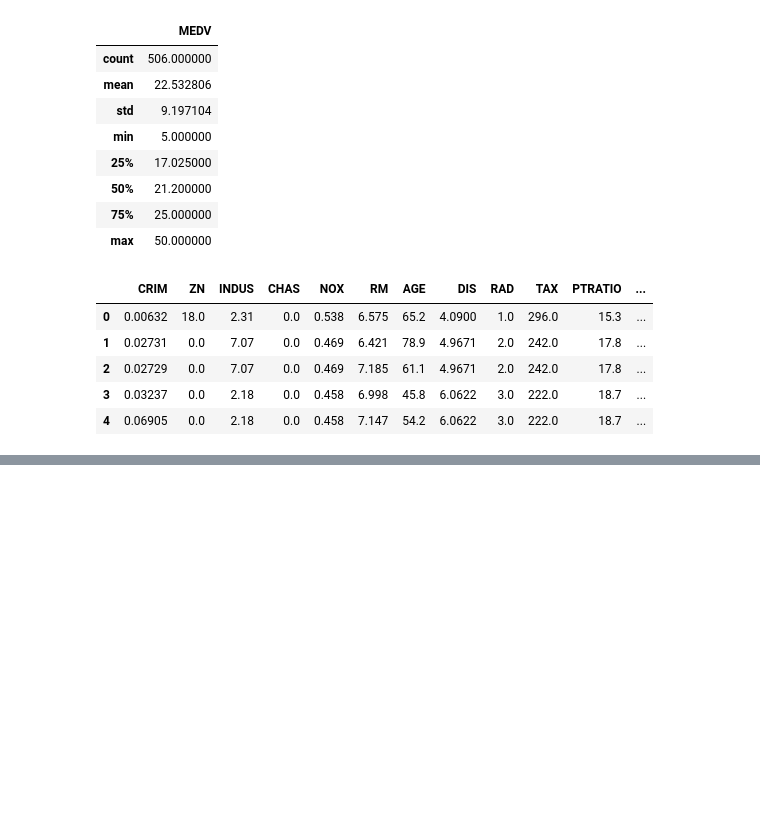
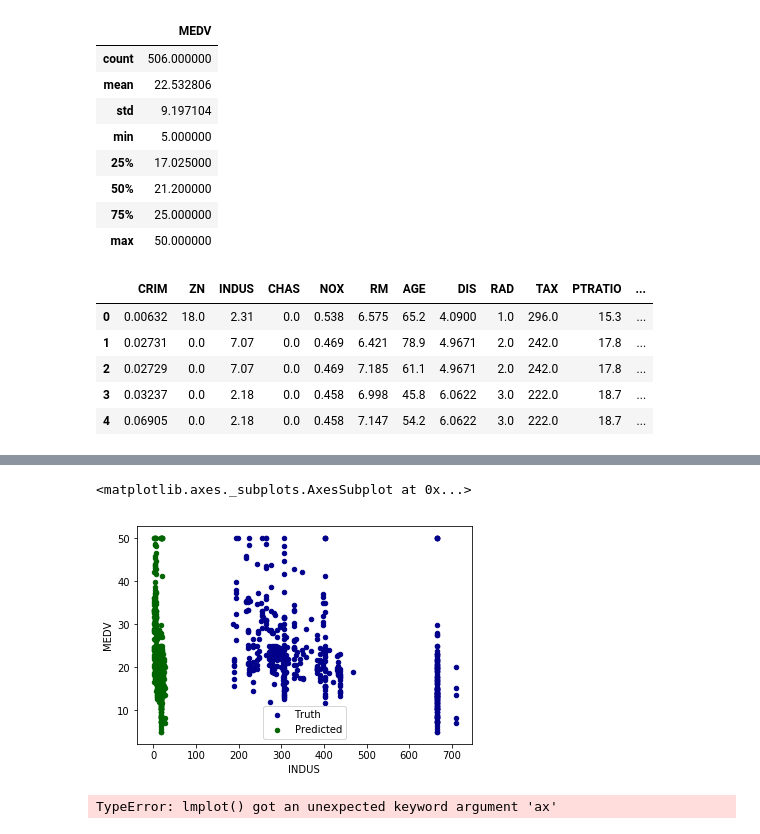
Before and after one commit to aanels/ga_homeworks, a Jupyter notebook: unit-3_project/Untitled.ipynb, the cells around one changed output, grey strips where cells are left out. Cells and saved outputs as stored; diff of their text form; code cells hidden in the pictures; blank space fills up the shorter version.

```diff
--- a/unit-3_project/Untitled.ipynb
+++ b/unit-3_project/Untitled.ipynb
@@ -129,0 +83,5 @@ sns.heatmap(X.corr())
+# %%
+import seaborn as sns
+chosen_cols = ['TAX','INDUS','NOX','AGE']
+Xchosen = X[['TAX','INDUS','NOX','AGE']]
+df = pd.concat([Xchosen,y],axis=1)
@@ -130,3 +97,13 @@ sns.heatmap(X.corr())
+# %%
+ax = df.plot(x='TAX',y='MEDV', kind='scatter',color = 'DarkBlue', label='Truth')
+df.plot(x='INDUS',y='MEDV', kind='scatter', ax = ax, color = 'DarkGreen', label = 'Predicted')
+# %% [output]
+<matplotlib.axes._subplots.AxesSubplot at 0x...>
+[figure, added]
+# %%
+sns.lmplot(x='TAX',y='MEDV',data=df,ax=ax)
+# %% [output]
+TypeError: lmplot() got an unexpected keyword argument 'ax'
 # %%
 from sklearn.linear_model import LinearRegression
 # %%
```
Also changed, not shown: parts of 10 cells of this notebook, 1 other file.
